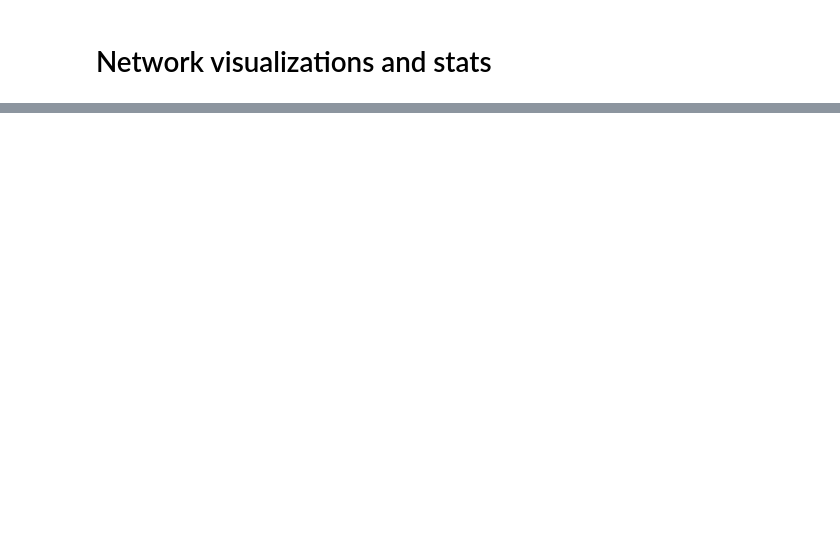
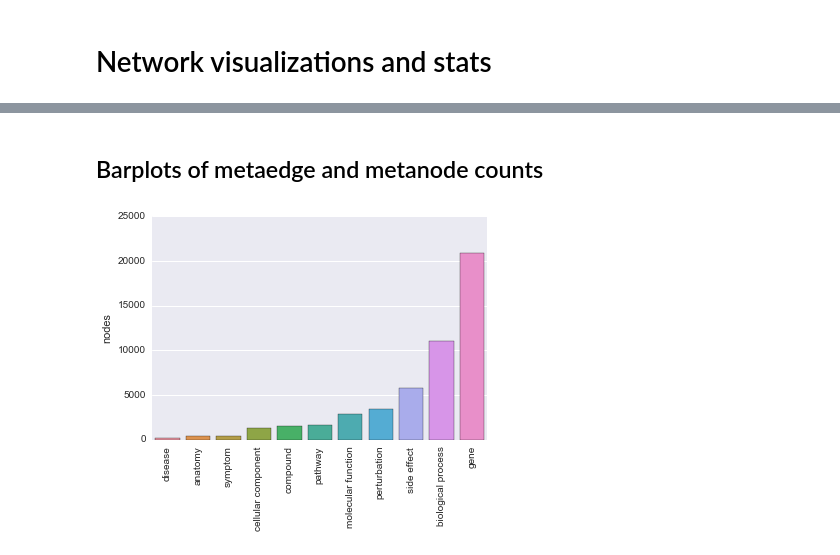
Before and after one commit to dhimmel/integrate, a Jupyter notebook: integrate.ipynb, the cells around one changed output, grey strips where cells are left out. Saved outputs shown, nothing was run; the diff lists cells and outputs as text; code cells hidden in the pictures; blank space fills up the shorter version.

```diff
--- a/integrate.ipynb
+++ b/integrate.ipynb
@@ -713,0 +719,2 @@ dtype: int64
+# %% [markdown]
+## Barplots of metaedge and metanode counts
@@ -713,0 +724,7 @@ dtype: int64
+# %%
+ax = seaborn.barplot(x='metanode', y='nodes', data=metanode_df.sort('nodes'))
+for tick in ax.get_xticklabels():
+    tick.set_rotation(90)
+ax.set_xlabel(''); ax.set_ylabel('nodes');
+# %% [output]
+[figure, added]
```
Also changed, not shown: parts of 25 cells of this notebook, 9 other files.
